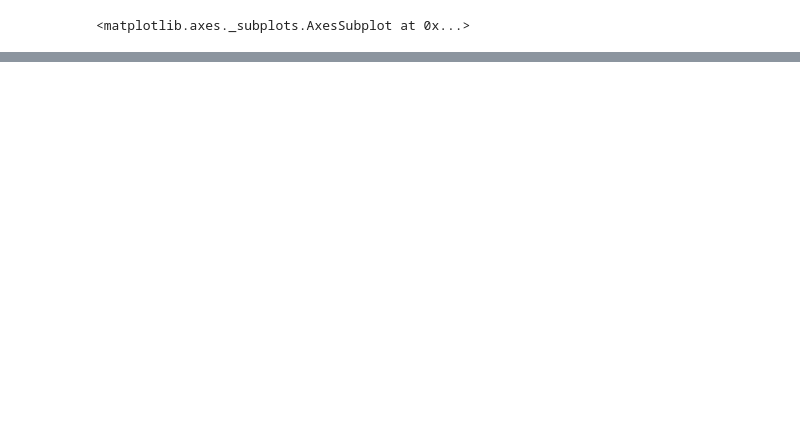
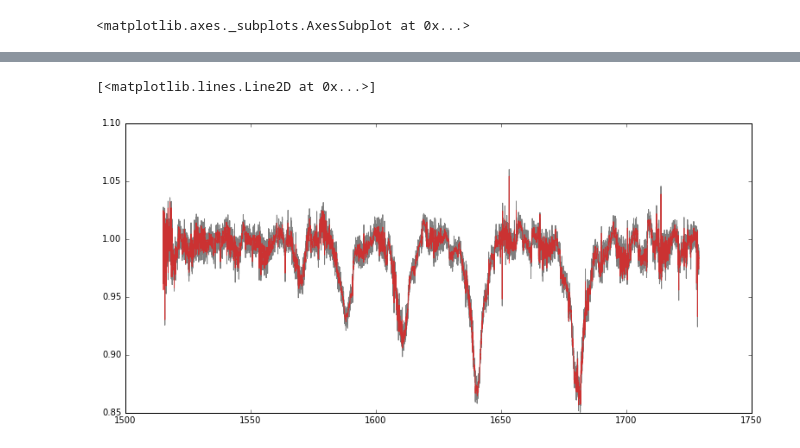
Before and after one commit to kgullikson88/IGRINS_Scripts, a Jupyter notebook: MeasureRV.ipynb, the cells around one changed output, grey strips where cells are left out. Cells and saved outputs as stored; diff of their text form; code cells hidden in the pictures; blank space fills up the shorter version.

```diff
--- a/MeasureRV.ipynb
+++ b/MeasureRV.ipynb
@@ -77,0 +80,12 @@ flat_fitter.plot()
+# %%
+fname = '../20141015/HIP_109056_telluric_corrected_renormalized.fits'
+orders = HelperFunctions.ReadExtensionFits(fname)
+total = HelperFunctions.CombineXYpoints(orders)
+denoised = HelperFunctions.Denoise(total.copy())
+
+fig, ax = plt.subplots(1, 1, figsize=(13,6))
+ax.plot(total.x, total.y, 'k-', alpha=0.5)
+ax.plot(denoised.x, denoised.y, 'r-', alpha=0.6)
+# %% [output]
+[<matplotlib.lines.Line2D at 0x...>]
+[figure, added]
```
Also changed, not shown: parts of 28 cells of this notebook, 6 other files.
